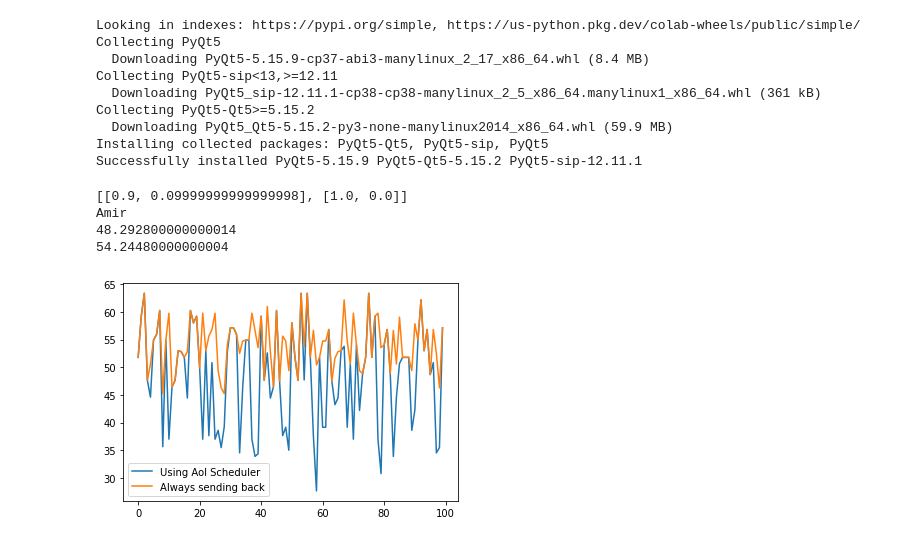
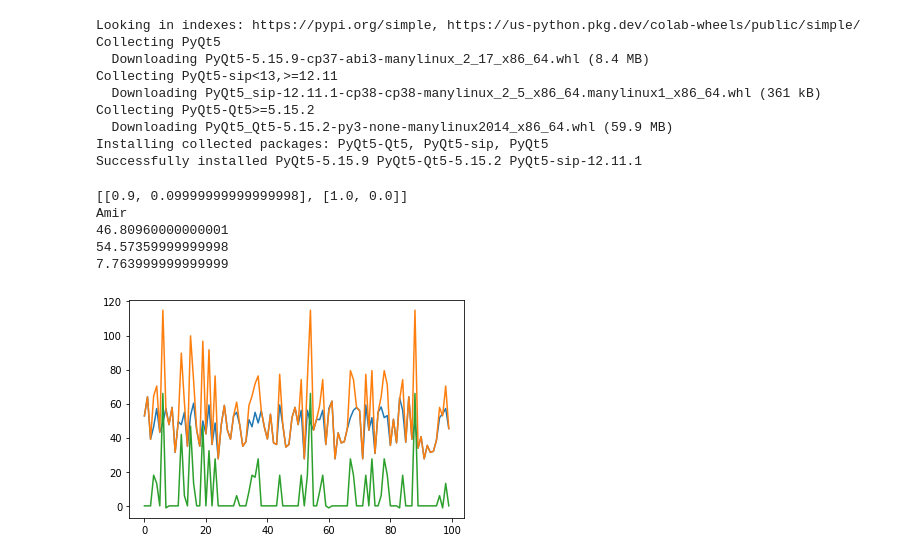
Before and after one commit to amirhoseinaghaei/Research_Simulation, a Jupyter notebook: Research_Simulation.ipynb, the cells around one changed output. Drawn from its saved outputs; the diff is of its cells as text; code cells hidden in the pictures.

```diff
--- a/Research_Simulation.ipynb
+++ b/Research_Simulation.ipynb
@@ -1119,7 +1119,7 @@ for i in range(NUM_EPISODE):
     name = f'({first_state[0]}, {first_state[1]}, {first_state[2]}, {first_state[3]}, {first_state[4]})'
 
     while not done:
-        action = 1
+        action = 0
         if environment.state.Ra == 0 and environment.state.U == 0:
           action = 0
         if environment.state.Ra == 0 and environment.state.U == 24:
@@ -1169,35 +1169,39 @@ for i in range(NUM_EPISODE):
 
 # for i in range(len(Total_Reward_List_Without_Optimal_Policy)):
 #   print(f"{i+1} request arrival ---------------- Average AoI: {Total_Reward_List_Without_Optimal_Policy[i]}")
 
 # for i in range(len(Total_Reward_List_Without_Optimal_Policy)):
 #   print(f"{i+1} request arrival ---------------- Average AoI: {Total_Reward_List_Without_Optimal_Policy[i]}")
 %matplotlib inline
 
 fig, ax = plt.subplots()
 
 ax.plot(Total_Reward_List, label ='Using AoI Scheduler')
 
 ax.plot(Total_Reward_List_Without_Optimal_Policy, label ='Always sending back')
 
-ax.legend()
+AoI_Difference_List = [Total_Reward_List_Without_Optimal_Policy[i] - Total_Reward_List[i] for i in range(len(Total_Reward_List_Without_Optimal_Policy)) ]
+ax.plot(AoI_Difference_List, label ='Average AoI Difference')
+
+# ax.legend()
 
 # fig.suptitle("""matplotlib.figure.Figure.show()
 # function Example\n\n""", fontweight ="bold")
 
 fig.show()
 
 # fig = plt.figure()
 
 # plt.plot(Total_Reward_List,'g', Total_Reward_List_Without_Optimal_Policy, 'r')
 
 print(sum(Total_Reward_List)/NUM_EPISODE)
 print(sum(Total_Reward_List_Without_Optimal_Policy)/NUM_EPISODE)
-
+print(sum(AoI_Difference_List)/NUM_EPISODE)
 # plt.show()
 # %% [output]
 [[0.9, 0.09999999999999998], [1.0, 0.0]]
 Amir
-48.292800000000014
-54.24480000000004
+46.80960000000001
+54.57359999999998
+7.763999999999999
-[figure, old version]
+[figure, new version]
```
